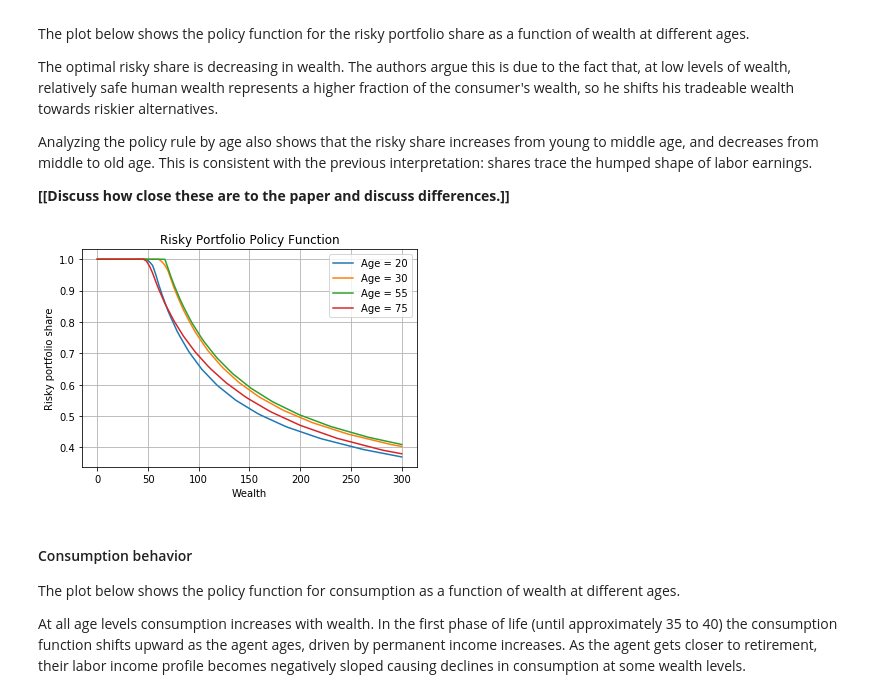
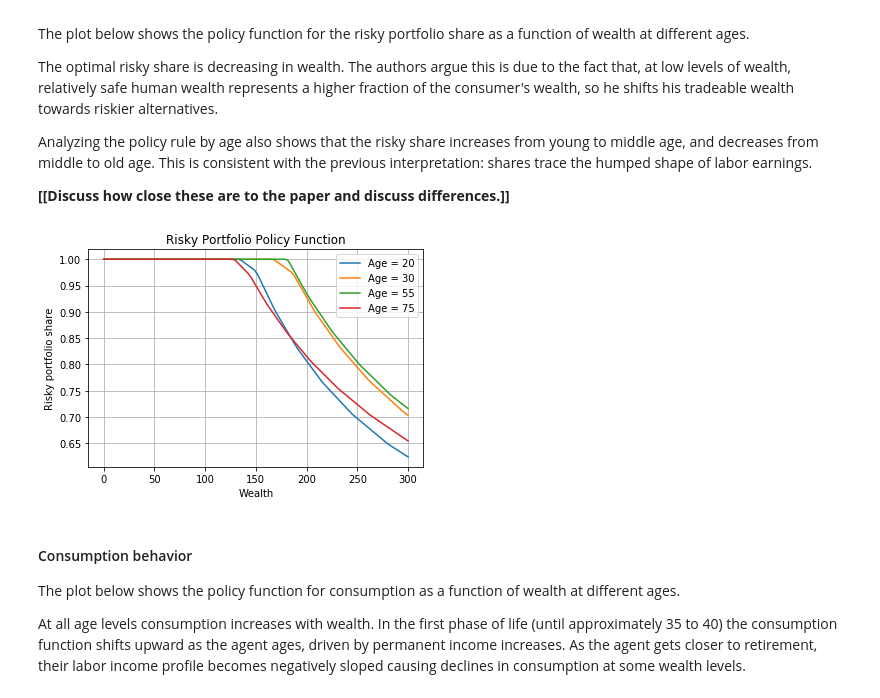
Before and after one commit to matthew-zahn/CGMPort, a Jupyter notebook: REMARK/CGM_REMARK.ipynb, the cells around one changed output. Drawn from its saved outputs; the diff is of its cells as text; code cells hidden in the pictures.

Commit message:
Fix normalization factor

```diff
--- a/REMARK/CGM_REMARK.ipynb
+++ b/REMARK/CGM_REMARK.ipynb
@@ -167,6 +167,9 @@ Therefore, to present our results in a way consistent with that of the original
 \begin{equation}
 \tilde{X_{i,t}} = \hat{X_{i,t}} \times \exp (f(t,Z_{i,t})+1)
 \end{equation}
+# %%
+# Define a normalization factor
+norm_factor = det_income*np.exp(1)
 # %% [markdown]
 ### Key Results
 
@@ -182,24 +185,24 @@ __[[Discuss how close these are to the paper and discuss differences.]]__
 # %%
 # Plot portfolio rule
 eevalgrid = np.linspace(0,300,100)
 plt.figure()
 # In the last period of life you consume everything
 # so portfolio choice is irrelevant
 
 # Ages
 ages = [20,30,55,75]
 age_born = time_params['Age_born']
 for a in ages:
     plt.plot(eevalgrid,
-             agent.solution[a-age_born].RiskyShareFunc[0][0](eevalgrid/det_income[a-age_born]),
+             agent.solution[a-age_born].RiskyShareFunc[0][0](eevalgrid/norm_factor[a-age_born]),
              label = 'Age = %i' %(a))
 plt.xlabel('Wealth')
 plt.ylabel('Risky portfolio share')
 plt.title('Risky Portfolio Policy Function')
 plt.legend()
 plt.grid()
 # %% [output]
-[figure, old version]
+[figure, new version]
 # %% [markdown]
 #### Consumption behavior
 
```
Also changed, not shown: parts of 1 cell of this notebook, 1 other file.
